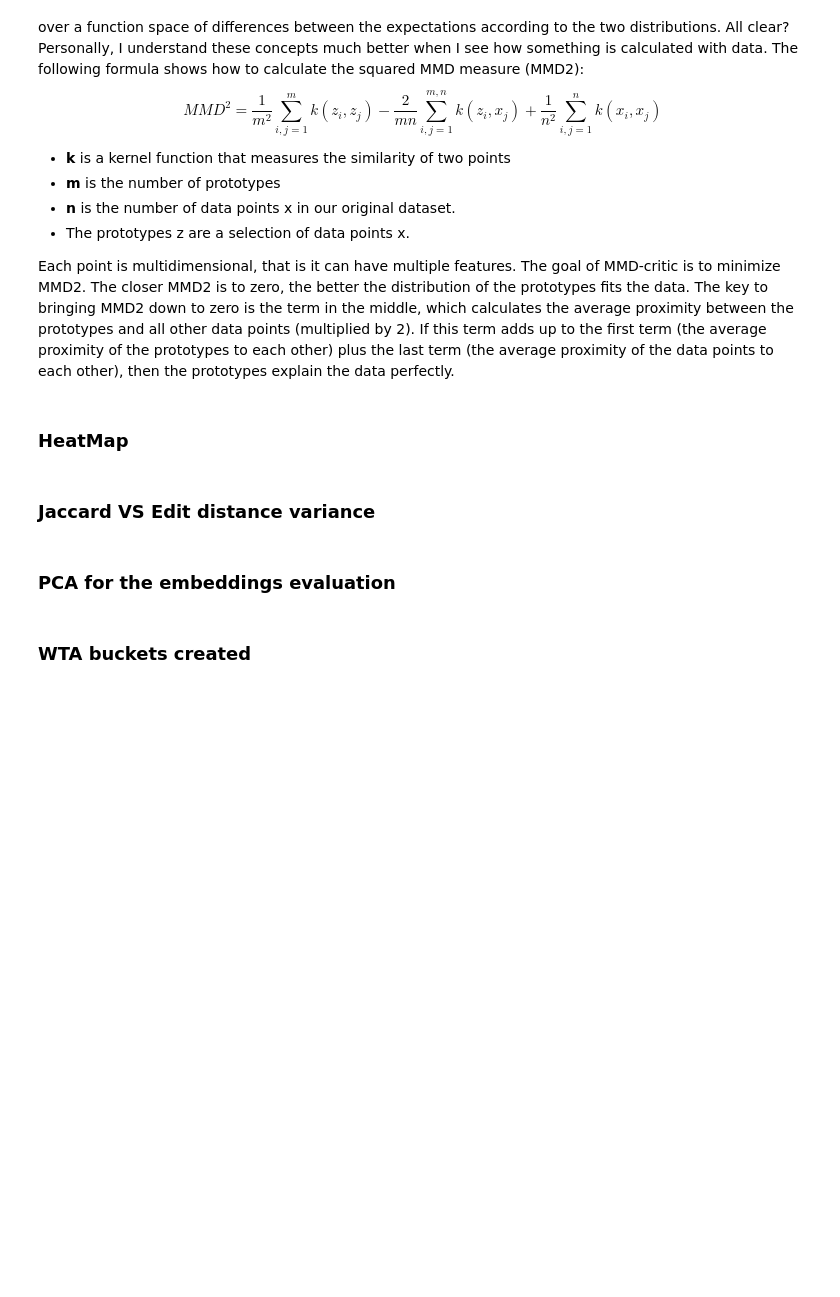
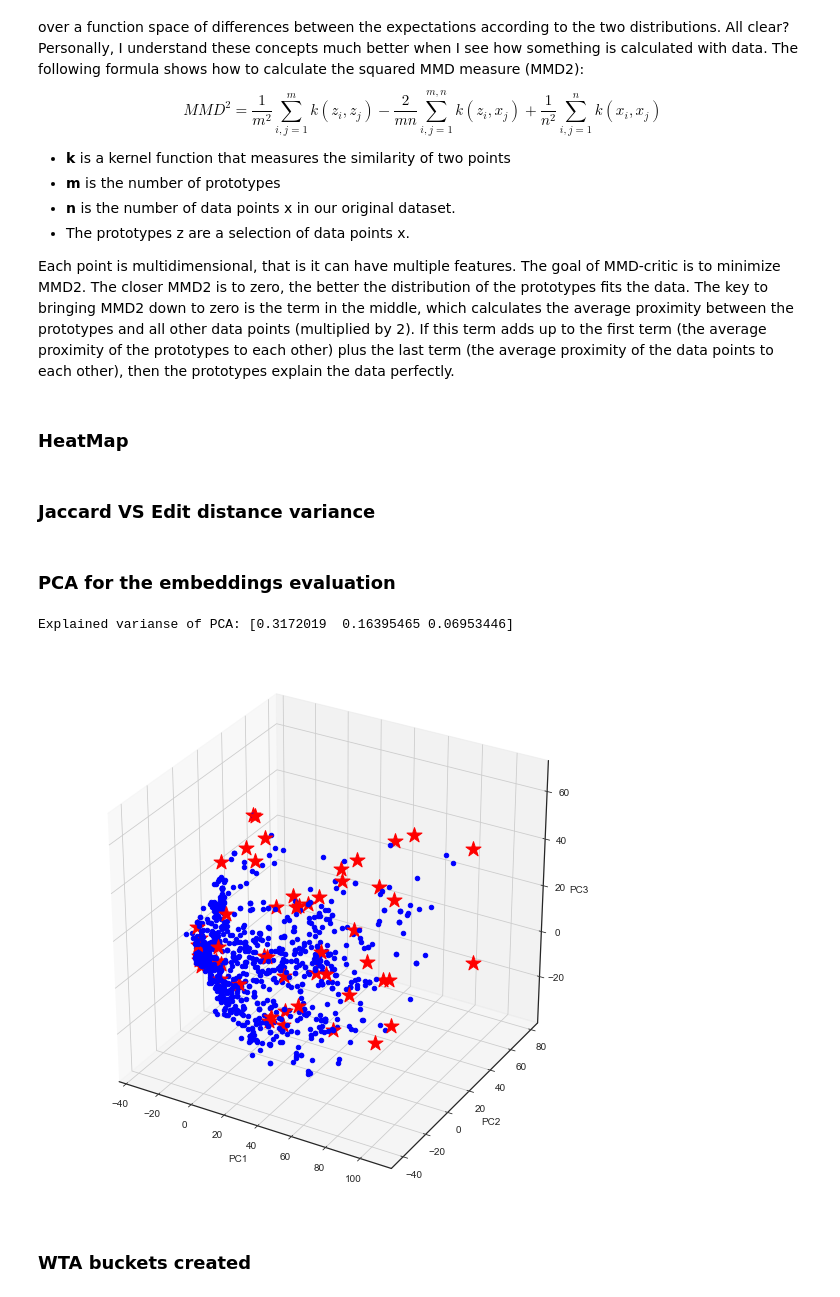
Before and after one commit to Nikoletos-K/WinnER, a Jupyter notebook: EntireDatasetJupyter-Current.ipynb, the cells around one changed output. Saved outputs shown, nothing was run; the diff lists cells and outputs as text; code cells hidden in the pictures; blank space fills up the shorter version.

```diff
--- a/EntireDatasetJupyter-Current.ipynb
+++ b/EntireDatasetJupyter-Current.ipynb
@@ -867,39 +961,89 @@ def create_ConfusionMatrix(confusionMatrix,title):
 # %% [markdown]
 ### PCA for the embeddings evaluation
 # %%
+from mpl_toolkits.mplot3d import Axes3D
+
 def PCA_SpaceVisualization(X,Prototypes,title='PCA visualization',withText=False):
     '''
     PCA to given array X and creating a plot
     Returns PCA components array after fit_transform
     '''
 
     # PCA code
     pca = PCA(n_components=2)
     pca.fit(X)
     pcaComponents = pca.fit_transform(X) # pcaComponents is the data that I'll use from PCA
+
+    print("Explained varianse of PCA:", pca.explained_variance_ratio_)
 
     # Seperating components
     first_component = [x[0] for x in pcaComponents]
     second_component = [x[1] for x in pcaComponents]
 
     # Plotting code
     fig, ax = plt.subplots(figsize=(25,10))
 #     ax.scatter(first_component, second_component,alpha=0)
     fig.suptitle(title,fontsize=15,fontweight="bold")
 
     for x0, y0, i in zip(first_component, second_component,range(0,len(first_component),1)):
         if(withText):
             if i in Prototypes:
                 plt.text(x0,y0,i, ha="center", va="center",fontsize=16,color='r',fontweight="bold")
             else:
                 plt.text(x0,y0,i, ha="center", va="center",fontsize=8,color='b')
         else:
             if i in Prototypes:
                 plt.scatter(x0,y0,color='r',s=250,marker='*',alpha=1.0)
             else:
                 plt.scatter(x0,y0,color='b',s=80,marker='.',alpha=1.0)
     plt.show()
     return pcaComponents
+
+def PCA_SpaceVisualization_3D(X,Prototypes,title='PCA visualization',withText=False):
+
+    # PCA code
+    pca = PCA(n_components=3)
+    pca.fit(X)
+    pcaComponents = pca.fit_transform(X) # pcaComponents is the data that I'll use from PCA
+
+    # Seperating components
+    first_component = [x[0] for x in pcaComponents]
+    second_component = [x[1] for x in pcaComponents]
+    third_component = [x[2] for x in pcaComponents]
+
+    # Plotting code
+    fig = plt.figure(figsize=(10,10))
+    ax = fig.add_subplot(111, projection='3d')
+#     fig, ax = plt.subplots(, projection="3D")
+
+    print("Explained varianse of PCA:", pca.explained_variance_ratio_)
+
+
+    for x0, y0, z0, i in zip(first_component, second_component, third_component, range(0,len(first_component),1)):
+        if(withText):
+            if i in Prototypes:
+                plt.text(x0,y0,z0, i, ha="center", va="center",fontsize=16,color='r',fontweight="bold")
+            else:
+                plt.text(x0,y0,z0,i, ha="center", va="center",fontsize=8,color='b')
+        else:
+            if i in Prototypes:
+                ax.scatter(x0,y0,z0,color='r',s=250,marker='*',alpha=1.0)
+            else:
+                ax.scatter(x0,y0,z0,color='b',s=80,marker='.',alpha=1.0)
+
+    # label the axes
+    ax.set_xlabel("PC1")
+    ax.set_ylabel("PC2")
+    ax.set_zlabel("PC3")
+
+    plt.show()
+
+    return pcaComponents
+
+pcaComponents = PCA_SpaceVisualization_3D(model.rankedVectors,model.prototypeArray)
+# %% [output]
+Explained varianse of PCA: [0.3172019  0.16395465 0.06953446]
+[figure, added]
 # %% [markdown]
 ### WTA buckets created
 # %%
```
Also changed, not shown: parts of 27 cells of this notebook.
